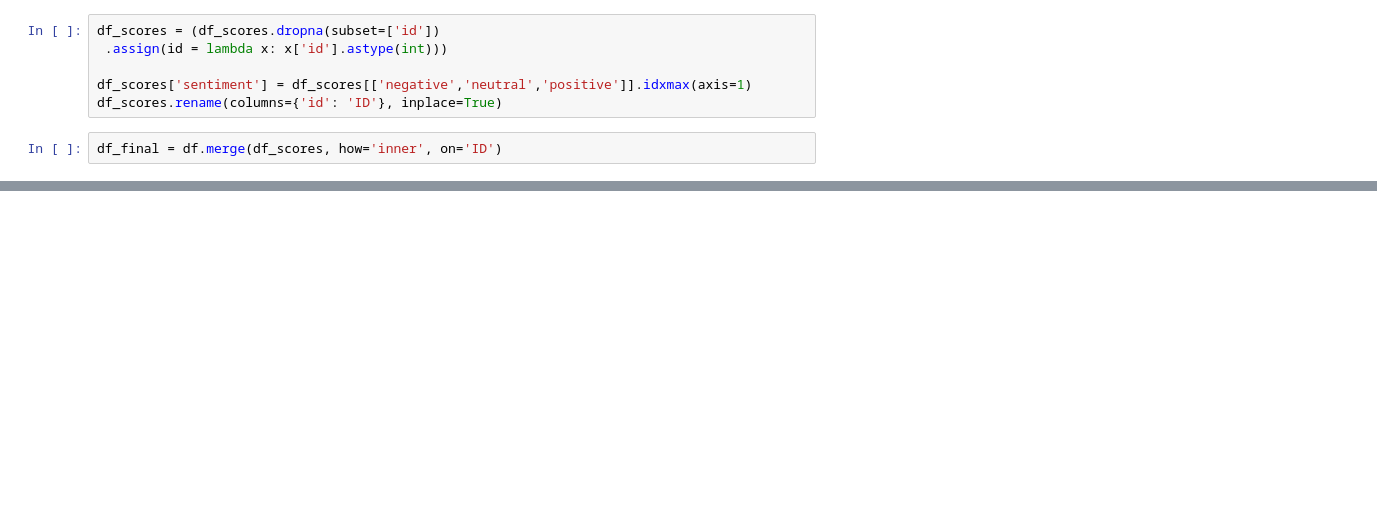
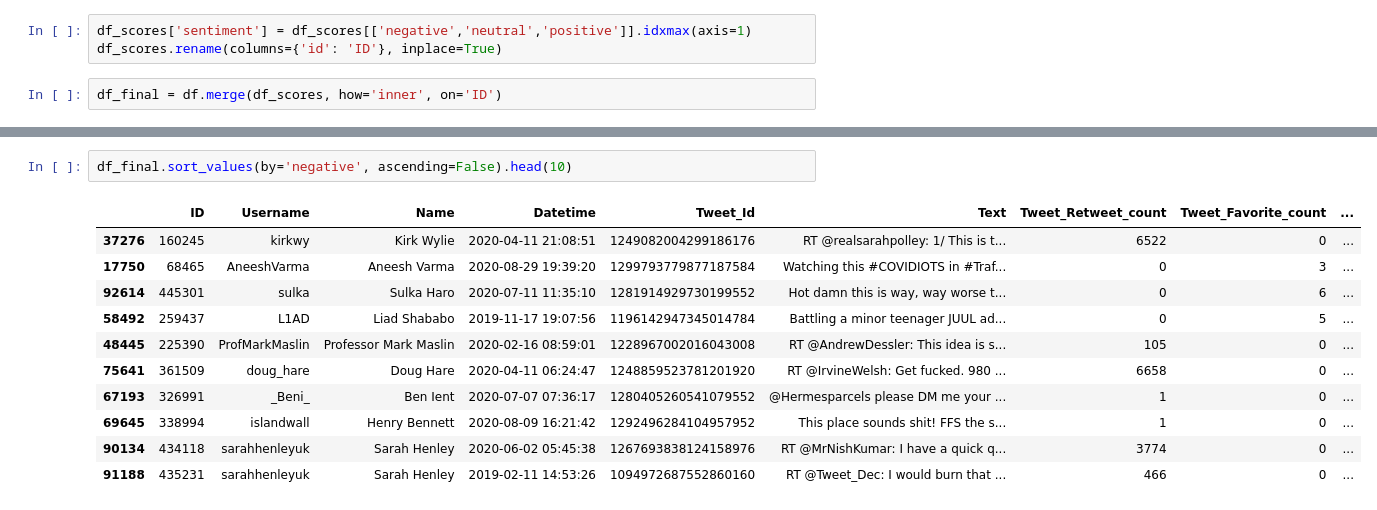
Before and after one commit to eryk-mazus/twitter-sentiment, a Jupyter notebook: analysis.ipynb, the cells around one changed output, grey strips where cells are left out. Cells and saved outputs as stored; diff of their text form; blank space fills up the shorter version.

Commit message:
fixed major bug - ids of tweets were incorrectly mapped on colab

```diff
--- a/analysis.ipynb
+++ b/analysis.ipynb
@@ -278,8 +276,5 @@ scores_file_name = "tweet_scores.csv"
 df_scores = pd.read_csv(f'data/{scores_file_name}')
 # %%
-df_scores = (df_scores.dropna(subset=['id'])
- .assign(id = lambda x: x['id'].astype(int)))
-
 df_scores['sentiment'] = df_scores[['negative','neutral','positive']].idxmax(axis=1)
 df_scores.rename(columns={'id': 'ID'}, inplace=True)
 # %%
@@ -312,0 +294,14 @@ df_final.sort_values(by='positive', ascending=False).head(10)
+# %%
+df_final.sort_values(by='negative', ascending=False).head(10)
+# %% [output]
+|  | ID | Username | Name | Datetime | Tweet_Id | Text | Tweet_Retweet_count | Tweet_Favorite_count | ... |
+| 37276 | 160245 | kirkwy | Kirk Wylie | 2020-04-11 21:08:51 | 1249082004299186176 | RT @realsarahpolley: 1/ This is t... | 6522 | 0 | ... |
+| 17750 | 68465 | AneeshVarma | Aneesh Varma | 2020-08-29 19:39:20 | 1299793779877187584 | Watching this #COVIDIOTS in #Traf... | 0 | 3 | ... |
+| 92614 | 445301 | sulka | Sulka Haro | 2020-07-11 11:35:10 | 1281914929730199552 | Hot damn this is way, way worse t... | 0 | 6 | ... |
+| 58492 | 259437 | L1AD | Liad Shababo | 2019-11-17 19:07:56 | 1196142947345014784 | Battling a minor teenager JUUL ad... | 0 | 5 | ... |
+| 48445 | 225390 | ProfMarkMaslin | Professor Mark Maslin | 2020-02-16 08:59:01 | 1228967002016043008 | RT @AndrewDessler: This idea is s... | 105 | 0 | ... |
+| 75641 | 361509 | doug_hare | Doug Hare | 2020-04-11 06:24:47 | 1248859523781201920 | RT @IrvineWelsh: Get fucked. 980 ... | 6658 | 0 | ... |
+| 67193 | 326991 | _Beni_ | Ben Ient | 2020-07-07 07:36:17 | 1280405260541079552 | @Hermesparcels please DM me your ... | 1 | 0 | ... |
+| 69645 | 338994 | islandwall | Henry Bennett | 2020-08-09 16:21:42 | 1292496284104957952 | This place sounds shit! FFS the s... | 1 | 0 | ... |
+| 90134 | 434118 | sarahhenleyuk | Sarah Henley | 2020-06-02 05:45:38 | 1267693838124158976 | RT @MrNishKumar: I have a quick q... | 3774 | 0 | ... |
+| 91188 | 435231 | sarahhenleyuk | Sarah Henley | 2019-02-11 14:53:26 | 1094972687552860160 | RT @Tweet_Dec: I would burn that ... | 466 | 0 | ... |
```
Also changed, not shown: parts of 13 cells of this notebook, 8 other files.
